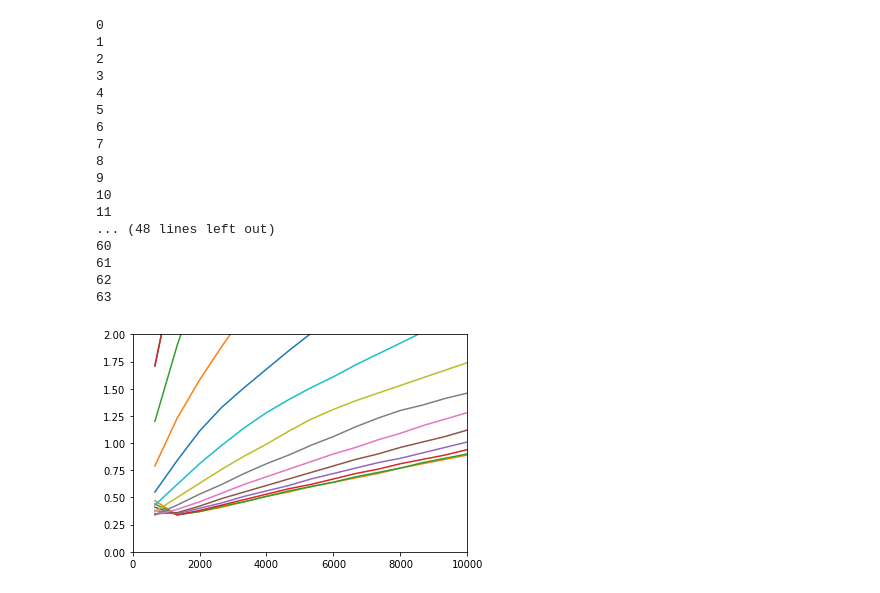
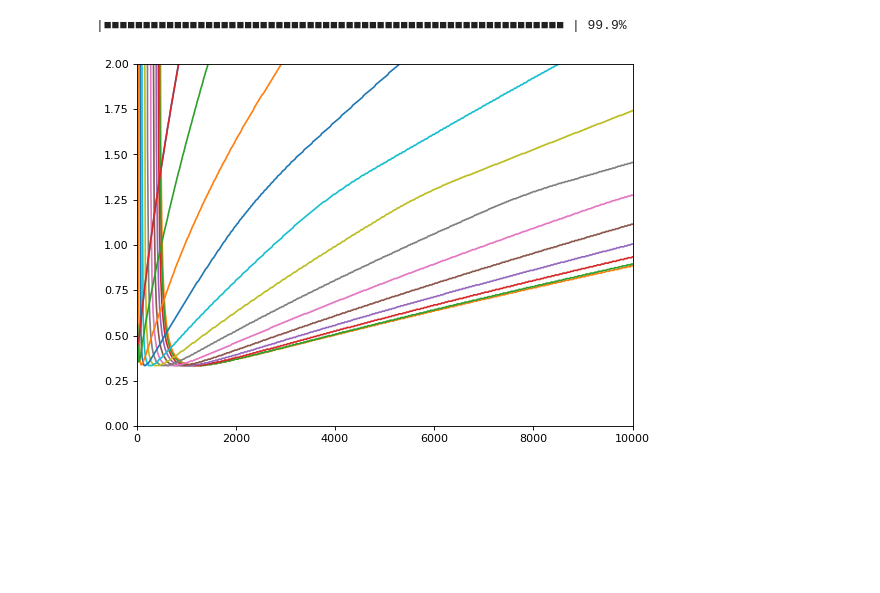
Before and after one commit to massanf/3Sexperiment, a Jupyter notebook: E1/graphing.ipynb, the cells around one changed output. Saved outputs shown, nothing was run; the diff lists cells and outputs as text; code cells hidden in the pictures; blank space fills up the shorter version.

```diff
--- a/E1/graphing.ipynb
+++ b/E1/graphing.ipynb
@@ -6,6 +6,21 @@ import math
 import matplotlib.pyplot as plt
 import numpy as np
 import os
+from IPython.display import clear_output
+
+def progressbar(progress):
+    clear_output(wait=True)
+    string = ""
+    string += "|"
+    for i in range (0, int(progress*60)):
+        string += "■"
+    for i in range (int(progress*60),60):
+        string += " "
+    string += "|"
+    print(string + " " + '{:.3}'.format(progress*100) + "%")
+
+
+plt.figure(figsize=(8, 6), dpi=144)
 
 file = open("電界分布計算結果.csv")
 csv_reader = csv.reader(file)
@@ -18,7 +33,7 @@ Er = []
 Ez = []
 E = []
 alpha = []
-pcmhg = [i/1 for i in range (1, 65)] #P(cmHg)
+pcmhg = [i/30 for i in range (1, 800)]#(cmHg)
 #print(pcmhg)
 ppa = [(101325.0/760.0) * k * 10 for k in pcmhg]
 ptorr = [i * 0.00750062 for i in ppa] #P(torr)
@@ -48,14 +63,14 @@ for i in range (0, 13):
     vs_min_list.append([])
 
 for k in range (0, len(ptorr)):
-    print(k)
-    os.system('cls')
+    #clear_output(wait=True)
+    progressbar(k/len(ptorr))
     vs_path_list = []
     for path in range (0,13):  #すべてのpathを試す
         vs = 0
         integral = 0
         while (integral*2 < K):   #Vを変えて試す　積分がKを上回ったらおわり
-            vs += 0.01      #Vを0Vから0.1ずつ増やしていく
+            vs += 0.005      #Vを0Vから0.1ずつ増やしていく
 
             #数値積分-------------------------------
 
@@ -67,48 +82,32 @@ for k in range (0, len(ptorr)):
                 if(Enew/ptorr[k]<31.6):
                     #print(" v=",vs," integ=",integral, " alpha=",alpha)
                     alpha = 0
                 elif (31.6 <= Enew/ptorr[k] and Enew/ptorr[k] < 60):
                     #print(" v=",vs," integ=",integral, " alpha=",alpha)
                     alpha = ptorr[k]/10000.0*(1.047*(Enew/ptorr[k]-28.5)**2-12.6)
                 elif (60.0 <= Enew/ptorr[k] and Enew/ptorr[k] < 100.0):
                     #print(" v=",vs," integ=",integral, " alpha=",alpha)
                     alpha = (1.0-0.00674755*(Enew/ptorr[k]-60.0))*ptorr[k]/10000.0*1.047*((Enew/ptorr[k]-28.5)**2-12.6)
                 elif (Enew/ptorr[k] > 100.0):
                     #print(" v=",vs," integ=",integral, " alpha=",alpha)
                     alpha = 15.0 * ptorr[k] * math.exp(-365.0/(Enew/ptorr[k]))
 
                 integral += np.sqrt((z[i]-z[i-1])**2+(r[i]-r[i-1])**2)*0.1*alpha  #積分
 
             #------------------------------------
 
             if (vs>10): break
         vs_min_list[path].append(vs)
 
     pd.append(ppa[k]*d)   #[Pa・mm]
     vs_list.append(vs)
 
 plt.plot(pd,vs_list)
 plt.xlim(0,10000)
 plt.ylim(0,2)
 
 for i in range (0,13):
     plt.plot(pd,vs_min_list[i])
 # %% [output]
-0
-1
-2
-3
-4
-5
-6
-7
-8
-9
-10
-11
-... (48 lines left out)
-60
-61
-62
-63
+|■■■■■■■■■■■■■■■■■■■■■■■■■■■■■■■■■■■■■■■■■■■■■■■■■■■■■■■■■■■ | 99.9%
-[figure, old version]
+[figure, new version]
```
Also changed, not shown: parts of 4 cells of this notebook, 7 other files.
